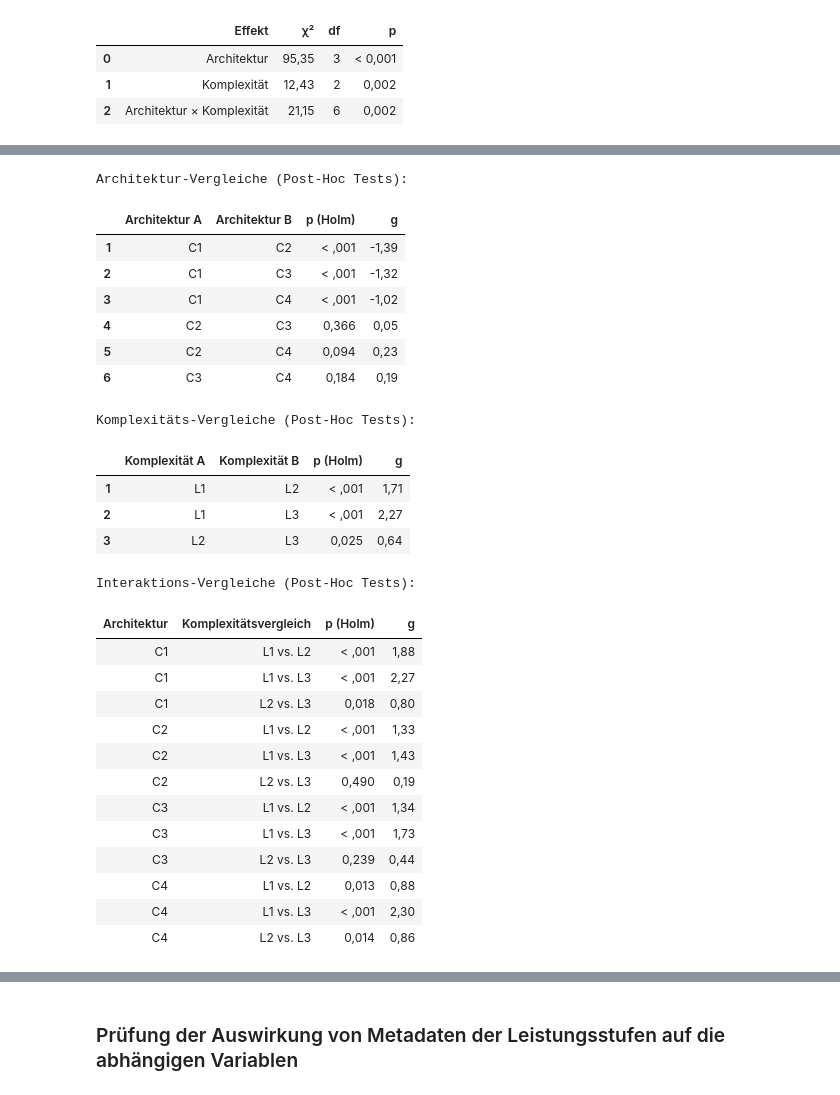
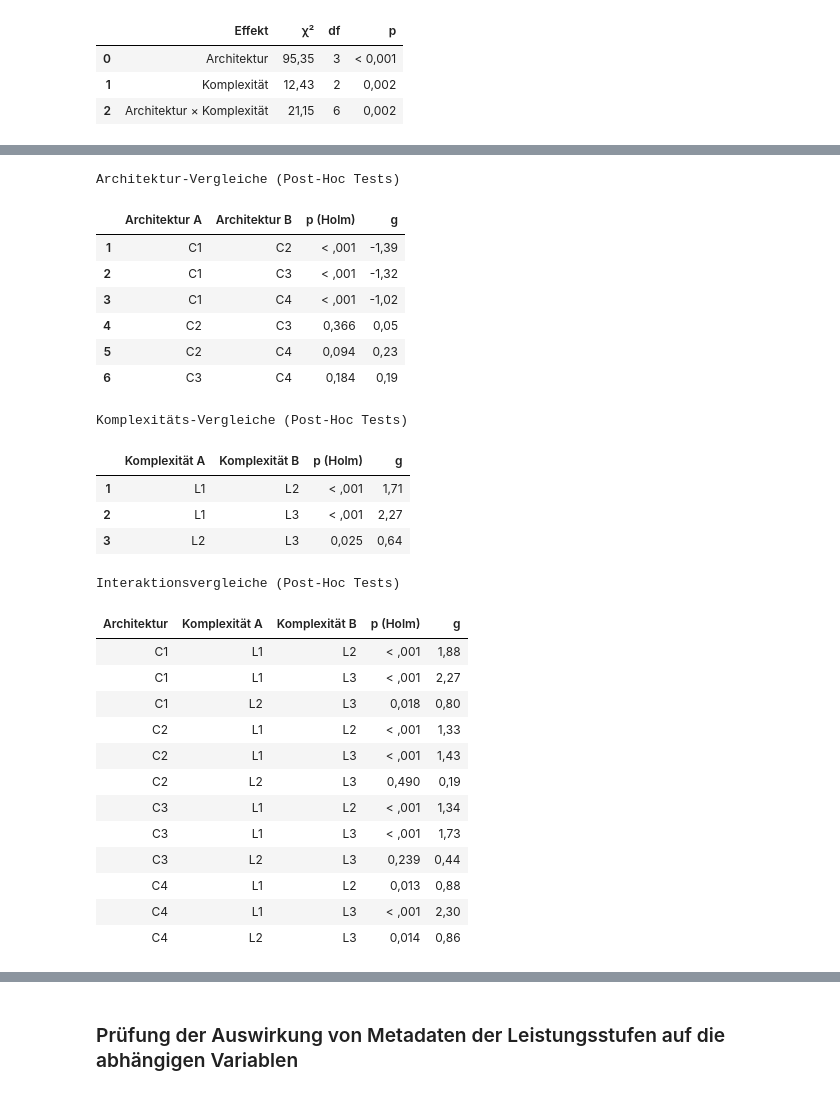
Before and after one commit to StefanEissler/doc-automation-architecture, a Jupyter notebook: notebooks/statistical_evaluation_A_internal.ipynb, the cells around one changed output, grey strips where cells are left out. Cells and saved outputs as stored; diff of their text form; code cells hidden in the pictures.

```diff
--- a/notebooks/statistical_evaluation_A_internal.ipynb
+++ b/notebooks/statistical_evaluation_A_internal.ipynb
@@ -1080,10 +1080,10 @@ arch_table.to_csv(
     "tables/post_hoc_architektur_param.csv", sep=";", decimal=",", index=False
 )
 
-print("\nArchitektur-Vergleiche (Post-Hoc Tests):")
+print("\nArchitektur-Vergleiche (Post-Hoc Tests)")
 display(arch_table)
 # %% [output]
-Architektur-Vergleiche (Post-Hoc Tests):
+Architektur-Vergleiche (Post-Hoc Tests)
 |  | Architektur A | Architektur B | p (Holm) | g |
 | 1 | C1 | C2 | < ,001 | -1,39 |
 | 2 | C1 | C3 | < ,001 | -1,32 |
@@ -1113,10 +1113,10 @@ comp_table.to_csv(
     "tables/post_hoc_komplexitaet_param.csv", sep=";", decimal=",", index=False
 )
 
-print("\nKomplexitäts-Vergleiche (Post-Hoc Tests):")
+print("Komplexitäts-Vergleiche (Post-Hoc Tests)")
 display(comp_table)
 # %% [output]
-Komplexitäts-Vergleiche (Post-Hoc Tests):
+Komplexitäts-Vergleiche (Post-Hoc Tests)
 |  | Komplexität A | Komplexität B | p (Holm) | g |
 | 1 | L1 | L2 | < ,001 | 1,71 |
 | 2 | L1 | L3 | < ,001 | 2,27 |
@@ -1124,47 +1124,46 @@ Komplexitäts-Vergleiche (Post-Hoc Tests):
 # %%
 INTER_CONTRAST = "condition * complexity"
 interactions = post_hoc_results.loc[
     post_hoc_results["Contrast"] == INTER_CONTRAST
 ].copy()
 
 assert interactions["condition"].notna().all()
 assert set(interactions["A"]).issubset(set(df_clean_f1["complexity"]))
 
 inter_table = pd.DataFrame(
     {
         "Architektur": interactions["condition"].to_numpy(),
-        "Komplexitätsvergleich": (
-            interactions["A"].astype(str) + " vs. " + interactions["B"].astype(str)
-        ).to_numpy(),
+        "Komplexität A": interactions["A"].to_numpy(),
+        "Komplexität B": interactions["B"].to_numpy(),
         "p (Holm)": interactions["p_corr"].apply(fmt_p).to_numpy(),
         "g": interactions["hedges"].apply(fmt_float).to_numpy(),
     }
 )
 
 inter_table.to_csv(
     "tables/post_hoc_interaktion_architektur_x_komplexitaet.csv",
     sep=";",
     decimal=",",
     index=False,
 )
 
-print("\nInteraktions-Vergleiche (Post-Hoc Tests):")
+print("Interaktionsvergleiche (Post-Hoc Tests)")
 display(inter_table.style.hide(axis="index"))
 # %% [output]
-Interaktions-Vergleiche (Post-Hoc Tests):
+Interaktionsvergleiche (Post-Hoc Tests)
-| Architektur | Komplexitätsvergleich | p (Holm) | g |
-| C1 | L1 vs. L2 | < ,001 | 1,88 |
-| C1 | L1 vs. L3 | < ,001 | 2,27 |
-| C1 | L2 vs. L3 | 0,018 | 0,80 |
-| C2 | L1 vs. L2 | < ,001 | 1,33 |
-| C2 | L1 vs. L3 | < ,001 | 1,43 |
-| C2 | L2 vs. L3 | 0,490 | 0,19 |
-| C3 | L1 vs. L2 | < ,001 | 1,34 |
-| C3 | L1 vs. L3 | < ,001 | 1,73 |
-| C3 | L2 vs. L3 | 0,239 | 0,44 |
-| C4 | L1 vs. L2 | 0,013 | 0,88 |
-| C4 | L1 vs. L3 | < ,001 | 2,30 |
-| C4 | L2 vs. L3 | 0,014 | 0,86 |
+| Architektur | Komplexität A | Komplexität B | p (Holm) | g |
+| C1 | L1 | L2 | < ,001 | 1,88 |
+| C1 | L1 | L3 | < ,001 | 2,27 |
+| C1 | L2 | L3 | 0,018 | 0,80 |
+| C2 | L1 | L2 | < ,001 | 1,33 |
+| C2 | L1 | L3 | < ,001 | 1,43 |
+| C2 | L2 | L3 | 0,490 | 0,19 |
+| C3 | L1 | L2 | < ,001 | 1,34 |
+| C3 | L1 | L3 | < ,001 | 1,73 |
+| C3 | L2 | L3 | 0,239 | 0,44 |
+| C4 | L1 | L2 | 0,013 | 0,88 |
+| C4 | L1 | L3 | < ,001 | 2,30 |
+| C4 | L2 | L3 | 0,014 | 0,86 |
 # %% [markdown]
 => Der paarweise Vergleich zeigt folgende Ergebnisse:
 
```
Also changed, not shown: parts of 6 cells of this notebook, 3 other files.
